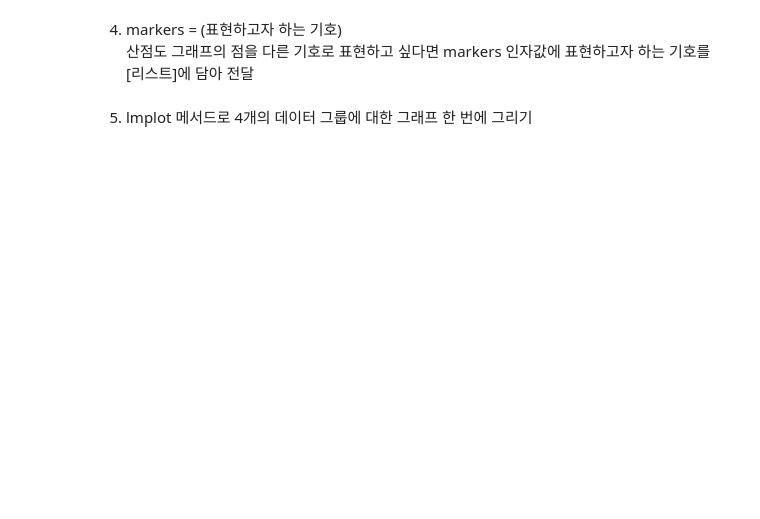
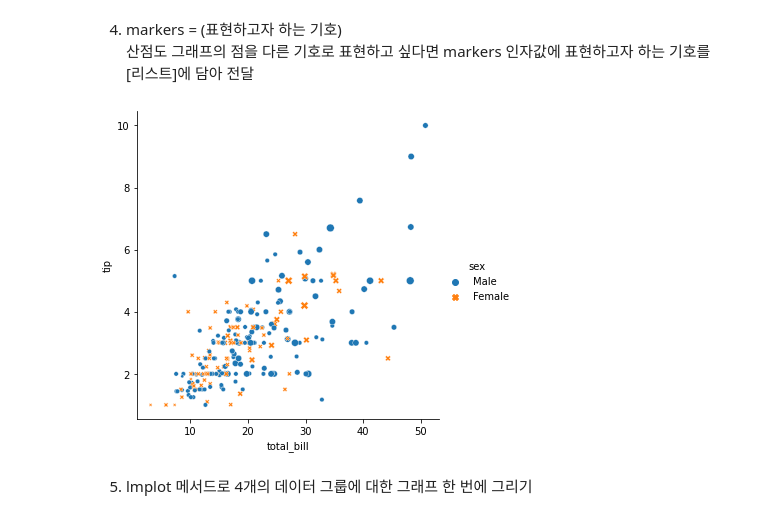
Before and after one commit to JiSu0708/ESAA-YB, a Jupyter notebook: 0320_과제(ESAA).ipynb, the cells around one changed output. Cells and saved outputs as stored; diff of their text form; code cells hidden in the pictures; blank space fills up the shorter version.

```diff
--- a/0320_과제(ESAA).ipynb
+++ b/0320_과제(ESAA).ipynb
@@ -552,8 +532,15 @@ ValueError: ignored
 4. markers = (표현하고자 하는 기호)
 산점도 그래프의 점을 다른 기호로 표현하고 싶다면 markers 인자값에 표현하고자 하는 기호를 [리스트]에 담아 전달
 # %%
-scatter = sns.lmplot(x='total_bill', y='tip', data=tips, fit_reg=False, hue='sex',
-                     markers=['o','x'],scatter_kws={'s': tips['size']*10})
+#scatter = sns.lmplot(x='total_bill', y='tip', data=tips, fit_reg=False, hue='sex',
+#                     markers=['o','x'],scatter_kws={'s': tips['size']*10})
+
+# 위의 예제는 오류가 떠서 다른 방식 사용
+scatter = sns.relplot(x = 'total_bill', y = 'tip', data = tips, hue = 'sex',
+                     style = 'sex', s = tips['size'] * 10)
+plt.show()
+# %% [output]
+[figure, added]
 # %% [markdown]
 5. lmplot 메서드로 4개의 데이터 그룹에 대한 그래프 한 번에 그리기
 # %%
```
Also changed, not shown: parts of 48 cells of this notebook.
